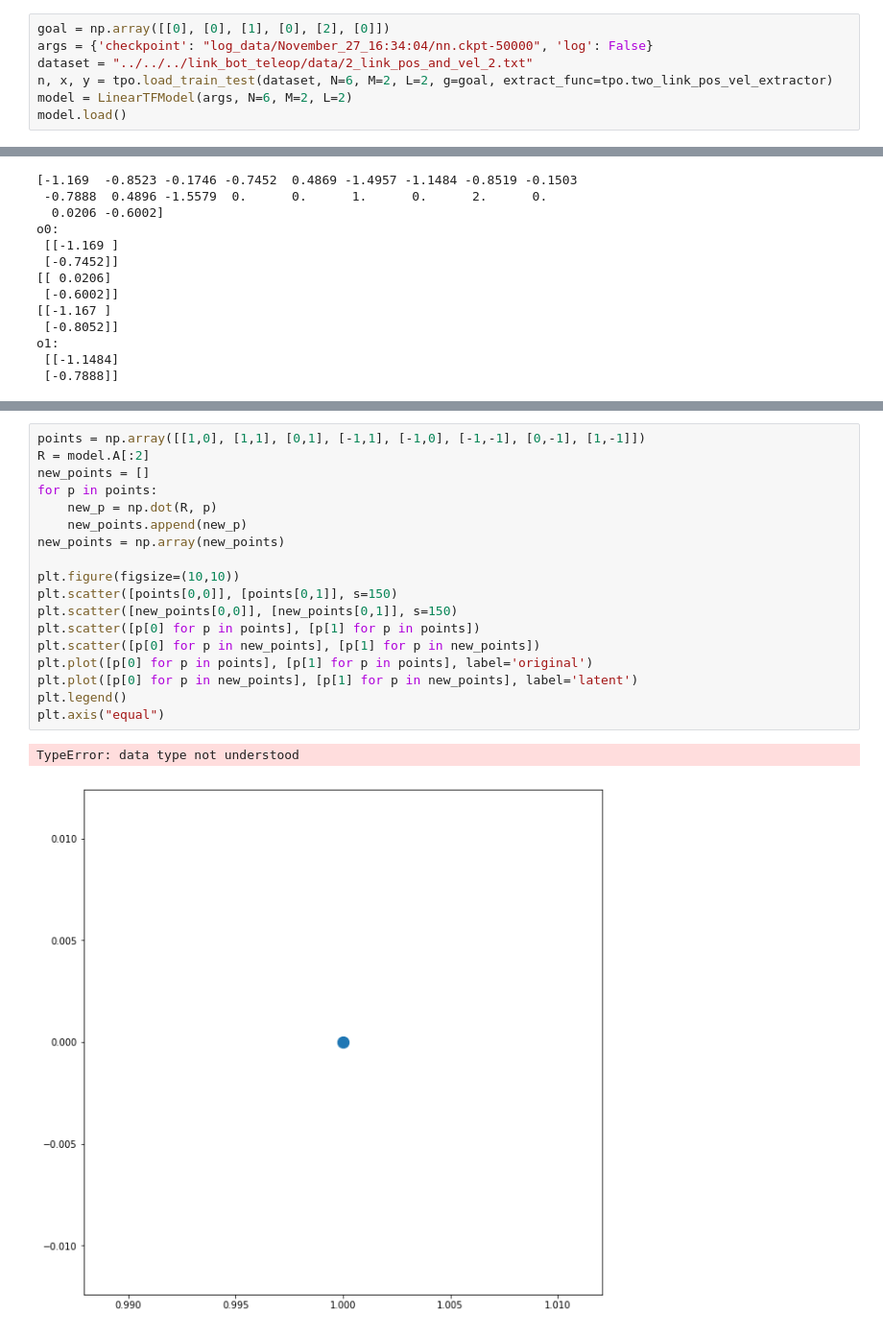
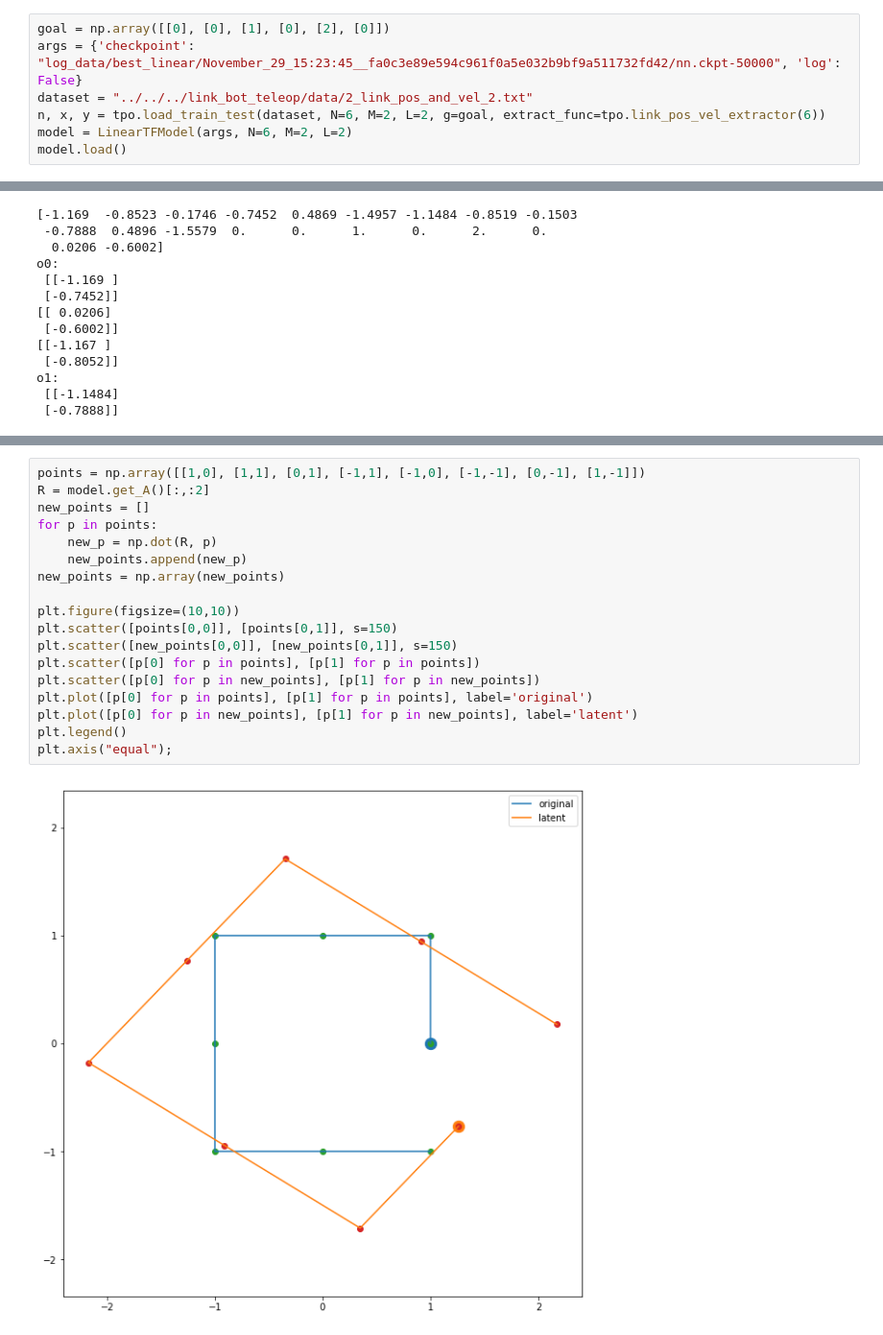
Before and after one commit to UM-ARM-Lab/unreliable-deform-manipulation, a Jupyter notebook: link_bot_notebooks/src/link_bot_notebooks/Linear TF Testing.ipynb, the cells around one changed output, grey strips where cells are left out. Shown at 96% size. Saved outputs shown, nothing was run; the diff lists cells and outputs as text.

```diff
--- a/link_bot_notebooks/src/link_bot_notebooks/Linear TF Testing.ipynb
+++ b/link_bot_notebooks/src/link_bot_notebooks/Linear TF Testing.ipynb
@@ -12,9 +12,9 @@ from link_bot_notebooks.linear_tf_model import LinearTFModel
 importing Jupyter notebook from /home/pmitrano/catkin_ws/src/link_bot/link_bot_notebooks/src/link_bot_notebooks/toy_problem_optimization_common.ipynb
 # %%
 goal = np.array([[0], [0], [1], [0], [2], [0]])
-args = {'checkpoint': "log_data/November_27_16:34:04/nn.ckpt-50000", 'log': False}
+args = {'checkpoint': "log_data/best_linear/November_29_15:23:45__fa0c3e89e594c961f0a5e032b9bf9a511732fd42/nn.ckpt-50000", 'log': False}
 dataset = "../../../link_bot_teleop/data/2_link_pos_and_vel_2.txt"
-n, x, y = tpo.load_train_test(dataset, N=6, M=2, L=2, g=goal, extract_func=tpo.two_link_pos_vel_extractor)
+n, x, y = tpo.load_train_test(dataset, N=6, M=2, L=2, g=goal, extract_func=tpo.link_pos_vel_extractor(6))
 model = LinearTFModel(args, N=6, M=2, L=2)
 model.load()
 # %% [output]
@@ -145,21 +83,20 @@ next state in latent space [[-0.]
 # %%
 points = np.array([[1,0], [1,1], [0,1], [-1,1], [-1,0], [-1,-1], [0,-1], [1,-1]])
-R = model.A[:2]
+R = model.get_A()[:,:2]
 new_points = []
 for p in points:
     new_p = np.dot(R, p)
     new_points.append(new_p)
 new_points = np.array(new_points)
 
 plt.figure(figsize=(10,10))
 plt.scatter([points[0,0]], [points[0,1]], s=150)
 plt.scatter([new_points[0,0]], [new_points[0,1]], s=150)
 plt.scatter([p[0] for p in points], [p[1] for p in points])
 plt.scatter([p[0] for p in new_points], [p[1] for p in new_points])
 plt.plot([p[0] for p in points], [p[1] for p in points], label='original')
 plt.plot([p[0] for p in new_points], [p[1] for p in new_points], label='latent')
 plt.legend()
-plt.axis("equal")
+plt.axis("equal");
 # %% [output]
-TypeError: data type not understood
-[figure, old version]
+[figure, new version]
```
Also changed, not shown: parts of 16 cells of this notebook, 2 other files.
